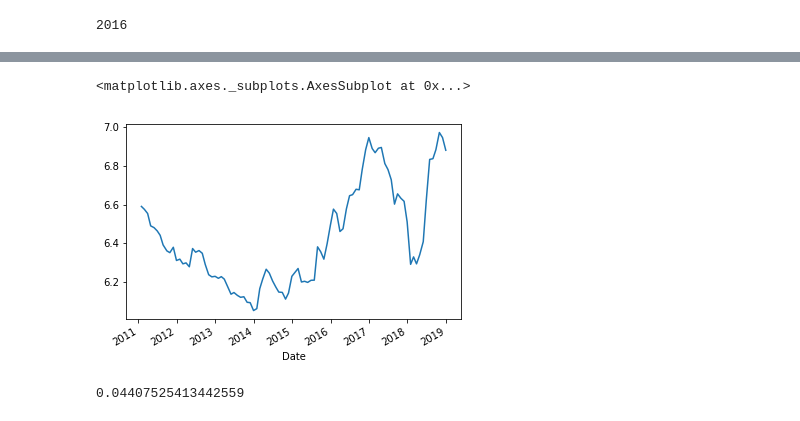
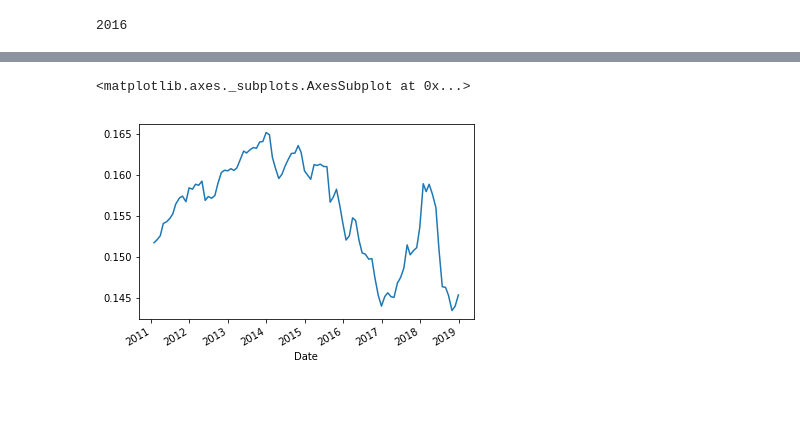
Before and after one commit to valmal/momentum, a Jupyter notebook: mom-mecklai.ipynb, the cells around one changed output, grey strips where cells are left out. Saved outputs shown, nothing was run; the diff lists cells and outputs as text; code cells hidden in the pictures.

Commit message:
full but eroneous version with mecklai data

```diff
--- a/mom-mecklai.ipynb
+++ b/mom-mecklai.ipynb
@@ -8,7 +35,4 @@ import glob
 # %%
-#define path
-path=r"/Users/valeriyamalenko/Desktop/trading/trading/momentum/data/mecklai-finance/"
-
 #list paths to usd-term files
 files=glob.glob(path +"/*-usd.csv")
 
@@ -24,29 +48,13 @@ tb=tb[['Currency', 'Date', 'SpotDate', 'SpotRate', 'col1']]
 tb=tb.drop_duplicates()
 tb=tb.reset_index()
 tb.drop('index', inplace=True, axis='columns')
-
-#transorming pairs to be in per dollar terms
-tb.SpotRate=1/tb.SpotRate
-tb.col1=1/tb.col1
-
-a=tb.Currency.str.split("/")
-tb["Currency"]=a.str[1]+"/"+a.str[0]
-# %%
-#list paths to all usd-base files
-files=glob.glob(path +"/usd-*.csv")
-
-#open the first file
-tb2=pd.read_csv(files[0])
-
-#append all other files in the directory to the first file
-for i in files[1:]:
-    tb3=pd.read_csv(i, header=0)
-    tb2=tb2.append(tb3)
-
-tb2=tb2[['Currency', 'Date', 'SpotDate', 'SpotRate', 'col1']]
-tb2=tb2.drop_duplicates()
-tb2=tb2.reset_index()
-tb2.drop('index', inplace=True, axis='columns')
+# %%
+#transorming pairs to be quoted against the dollar (e.g. USD/GBP)
+tb2.SpotRate=1/tb2.SpotRate
+tb2.col1=1/tb2.col1
+
+a=tb2.Currency.str.split("/")
+tb2["Currency"]=a.str[1]+"/"+a.str[0]
 # %%
 #adding usd-term and usd-base dfs
 frames=[tb,tb2]
@@ -181,10 +211,7 @@ pivot1_cuml.plot(kind='line', subplots=True, grid=True, title="Currency Monthly
 # %%
+#Checking that what we have makes sense
 df_1=df.reset_index().pivot(index='Date', columns='Currency', values='SpotRate')
-df_1['USD/CNY'].plot()
+df_1['CNY/USD'].plot()
 # %% [output]
 <matplotlib.axes._subplots.AxesSubplot at 0x...>
-[figure, old version]
+[figure, new version]
-# %%
-(df_1['USD/CNY'][-1]/df_1['USD/CNY'][0])-1
-# %% [output]
-0.04407525413442559
```
Also changed, not shown: parts of 24 cells of this notebook.
